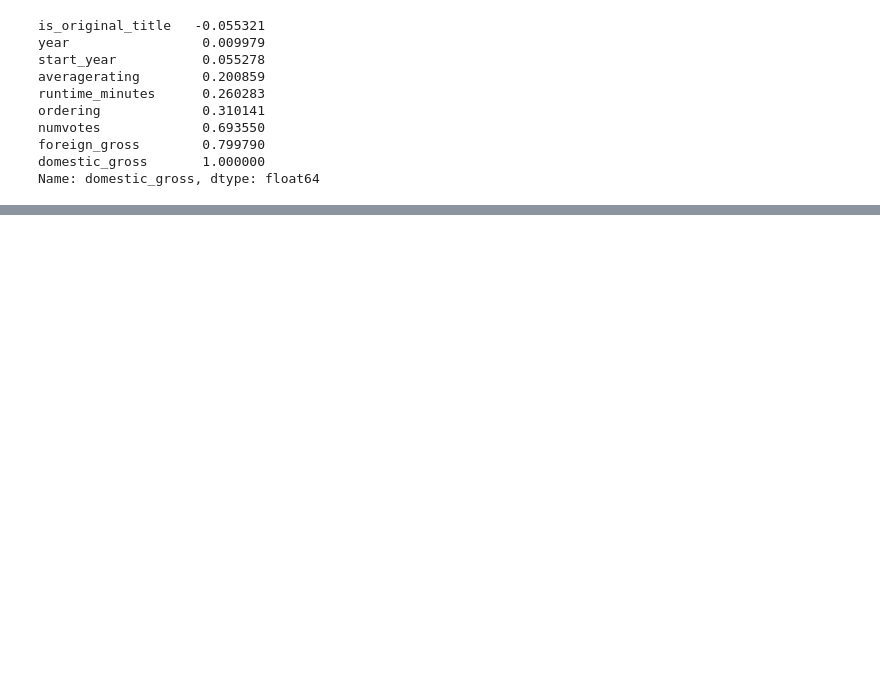
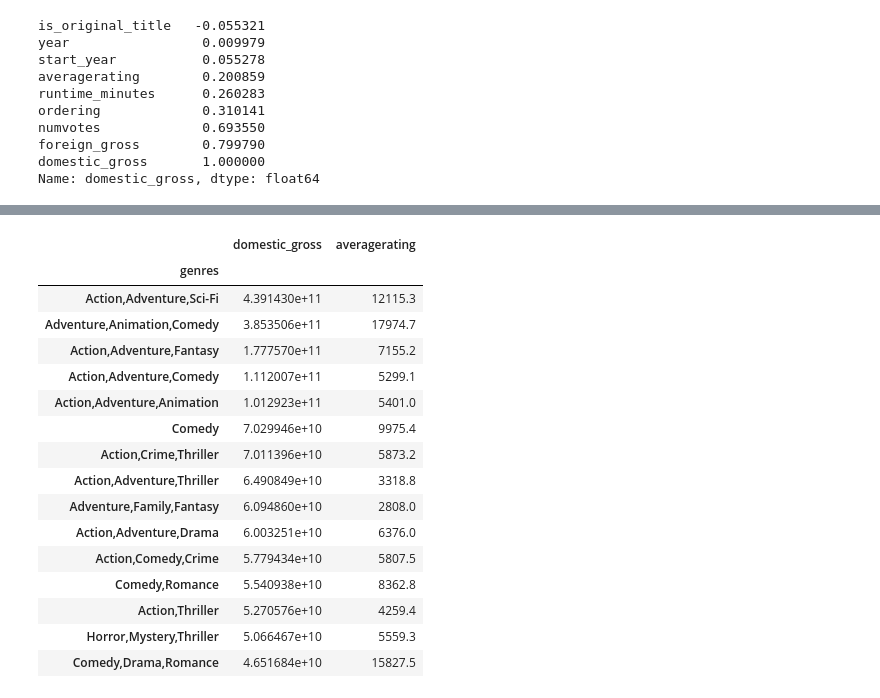
Before and after one commit to iansharff/microsoft_movies, a Jupyter notebook: IMBD+BOM.ipynb, the cells around one changed output, grey strips where cells are left out. Drawn from its saved outputs; the diff is of its cells as text; code cells hidden in the pictures; blank space fills up the shorter version.

```diff
--- a/IMBD+BOM.ipynb
+++ b/IMBD+BOM.ipynb
@@ -123,0 +138,5 @@ Name: domestic_gross, dtype: float64
+# %%
+imbd_info_df_main= imbd_info_df3[['genres','domestic_gross','averagerating']]
+# %%
+imbd_info_df_main_clean= imbd_info_df_main.dropna(axis=0)
+imbd_info_df_main_clean.info()
@@ -123,0 +154,21 @@ Name: domestic_gross, dtype: float64
+# %%
+genre_dome_df1 = imbd_info_df_main_clean.groupby(['genres']).sum().sort_values(by='domestic_gross', ascending=False)
+genre_dome_df1.head(15)
+# %% [output]
+|  | domestic_gross | averagerating |
+| genres |  |  |
+| Action,Adventure,Sci-Fi | 4.391430e+11 | 12115.3 |
+| Adventure,Animation,Comedy | 3.853506e+11 | 17974.7 |
+| Action,Adventure,Fantasy | 1.777570e+11 | 7155.2 |
+| Action,Adventure,Comedy | 1.112007e+11 | 5299.1 |
+| Action,Adventure,Animation | 1.012923e+11 | 5401.0 |
+| Comedy | 7.029946e+10 | 9975.4 |
+| Action,Crime,Thriller | 7.011396e+10 | 5873.2 |
+| Action,Adventure,Thriller | 6.490849e+10 | 3318.8 |
+| Adventure,Family,Fantasy | 6.094860e+10 | 2808.0 |
+| Action,Adventure,Drama | 6.003251e+10 | 6376.0 |
+| Action,Comedy,Crime | 5.779434e+10 | 5807.5 |
+| Comedy,Romance | 5.540938e+10 | 8362.8 |
+| Action,Thriller | 5.270576e+10 | 4259.4 |
+| Horror,Mystery,Thriller | 5.066467e+10 | 5559.3 |
+| Comedy,Drama,Romance | 4.651684e+10 | 15827.5 |
```
Also changed, not shown: parts of 3 cells of this notebook.
